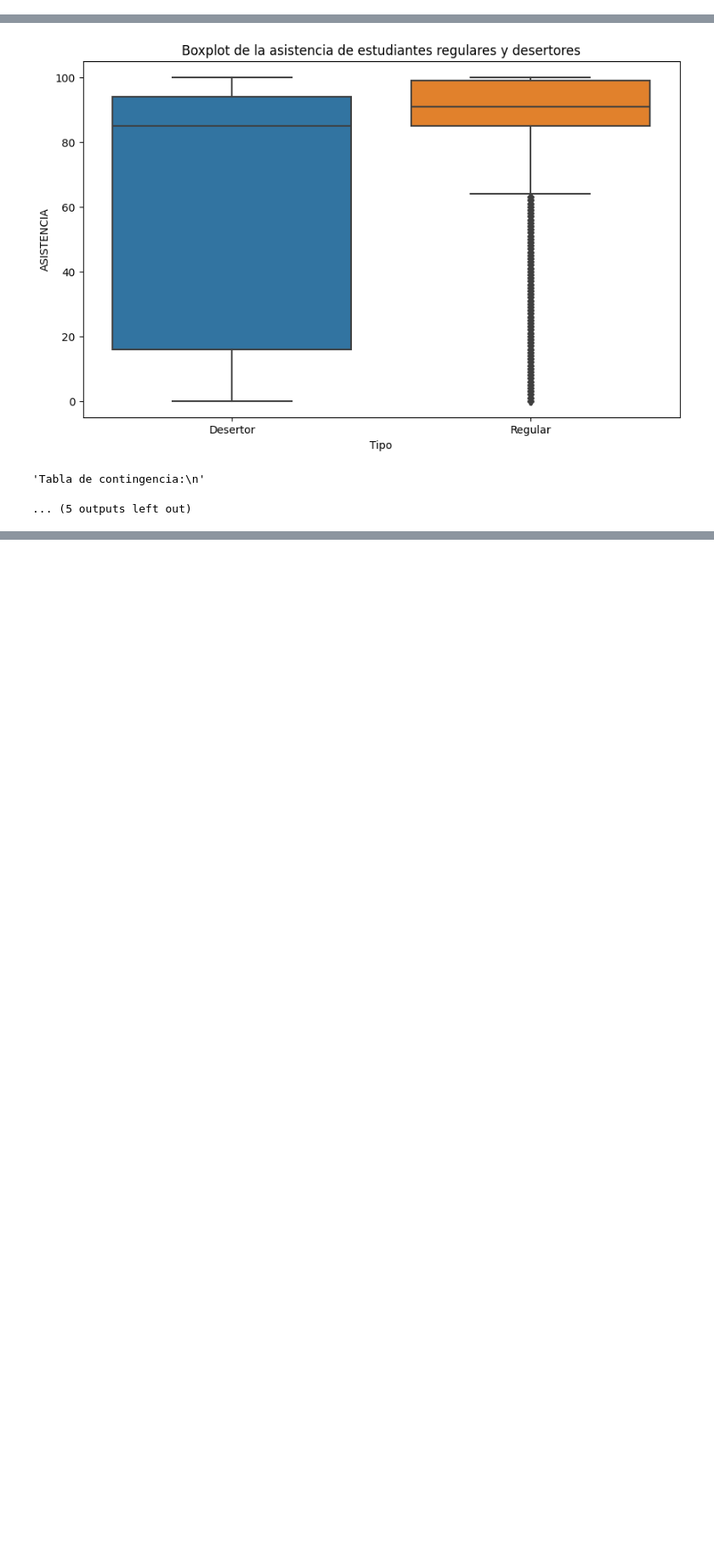
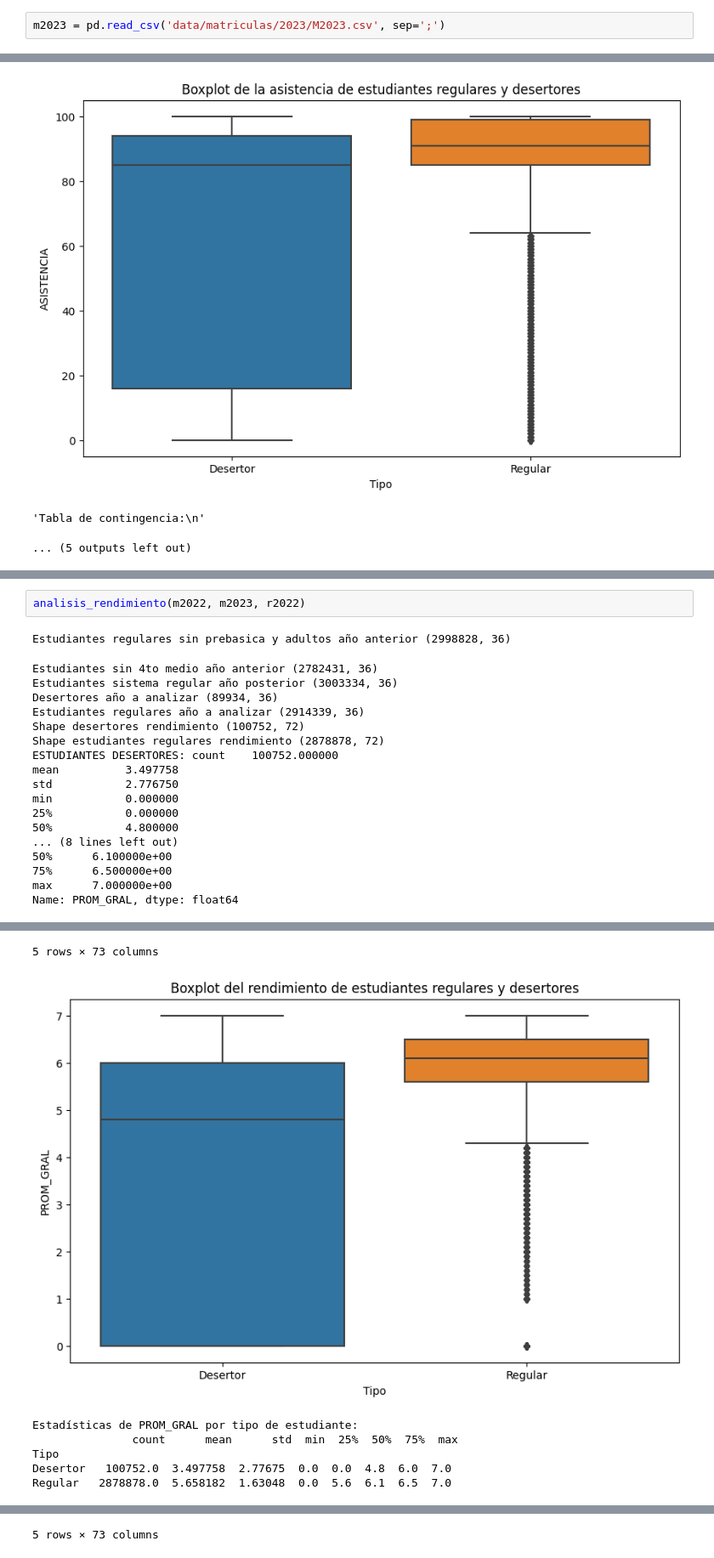
Before and after one commit to davidlealo/desercion-escolar, a Jupyter notebook: estadisticos.ipynb, the cells around one changed output, grey strips where cells are left out. Shown at 85% size. Saved outputs shown, nothing was run; the diff lists cells and outputs as text; blank space fills up the shorter version.

```diff
--- a/estadisticos.ipynb
+++ b/estadisticos.ipynb
@@ -15,6 +15,8 @@ m2019 = pd.read_csv('data/matriculas/2019/m2019.csv', sep=';')
 m2020 = pd.read_csv('data/matriculas/2020/m2020.CSV', sep=';')
 m2021 = pd.read_csv('data/matriculas/2021/m2021.csv', sep=';')
 m2022 = pd.read_csv('data/matriculas/2022/m2022.csv', sep=';')
+# %%
+m2023 = pd.read_csv('data/matriculas/2023/M2023.csv', sep=';')
 # %% [markdown]
 # Desertores 2018
 # %%
@@ -327,0 +332,21 @@ Name: ASISTENCIA, dtype: float64
+# %%
+analisis_rendimiento(m2022, m2023, r2022)
+# %% [output]
+Estudiantes regulares sin prebasica y adultos año anterior (2998828, 36)
+Estudiantes sin 4to medio año anterior (2782431, 36)
+Estudiantes sistema regular año posterior (3003334, 36)
+Desertores año a analizar (89934, 36)
+Estudiantes regulares año a analizar (2914339, 36)
+Shape desertores rendimiento (100752, 72)
+Shape estudiantes regulares rendimiento (2878878, 72)
+ESTUDIANTES DESERTORES: count    100752.000000
+mean          3.497758
+std           2.776750
+min           0.000000
+25%           0.000000
+50%           4.800000
+... (8 lines left out)
+50%      6.100000e+00
+75%      6.500000e+00
+max      7.000000e+00
+Name: PROM_GRAL, dtype: float64
@@ -327,0 +359,7 @@ Name: ASISTENCIA, dtype: float64
+5 rows × 73 columns
+[figure, added]
+Estadísticas de PROM_GRAL por tipo de estudiante:
+               count      mean      std  min  25%  50%  75%  max
+Tipo
+Desertor   100752.0  3.497758  2.77675  0.0  0.0  4.8  6.0  7.0
+Regular   2878878.0  5.658182  1.63048  0.0  5.6  6.1  6.5  7.0
@@ -327,0 +390 @@ Name: ASISTENCIA, dtype: float64
+5 rows × 73 columns
```
Also changed, not shown: parts of 3 cells of this notebook, 2 other files.
